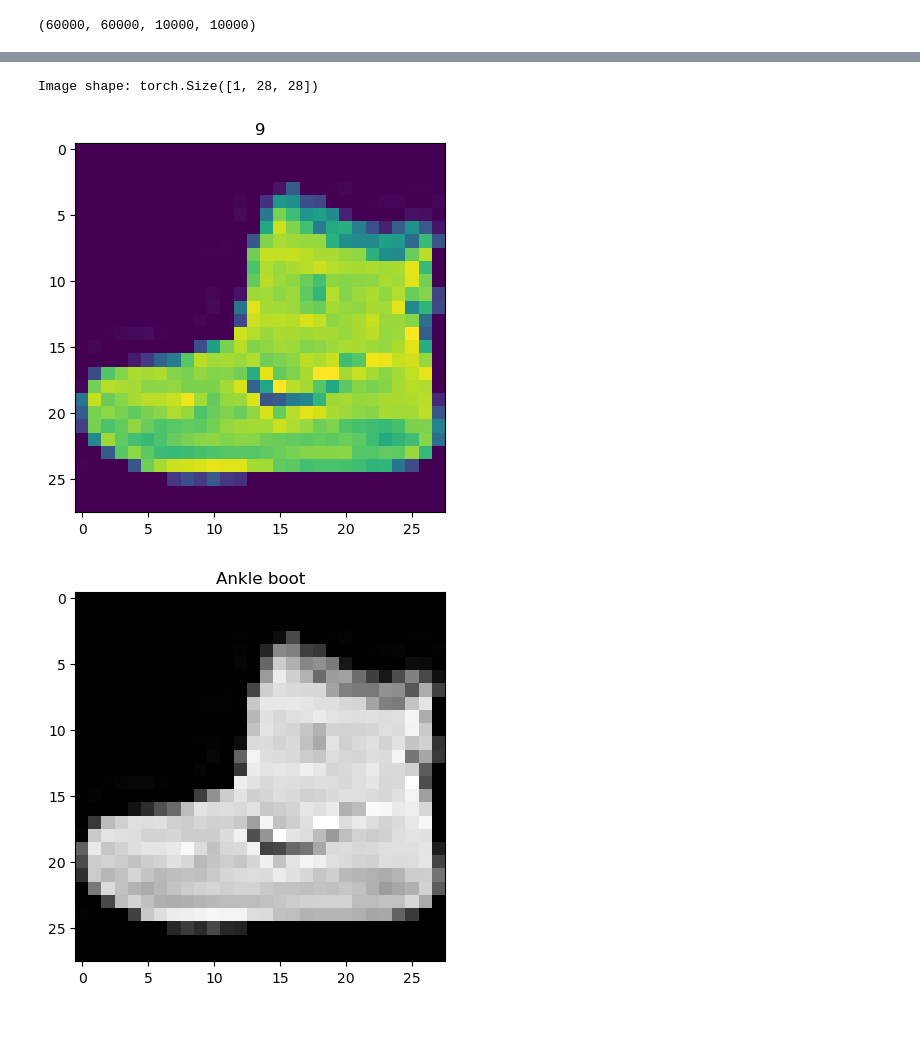
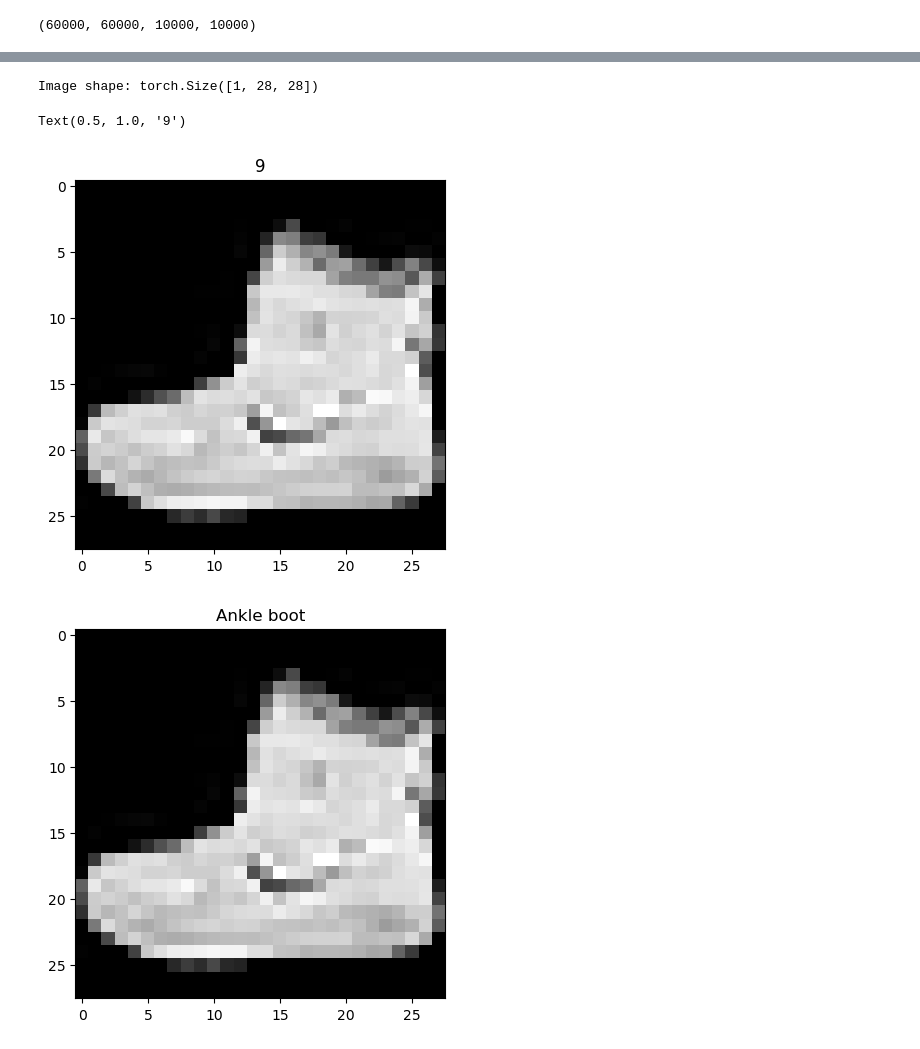
Before and after one commit to riaz/Juggernaut, a Jupyter notebook: courses/zero_to_mastery_pytorch/pytorch_computer_vision.ipynb, the cells around one changed output, grey strips where cells are left out. Drawn from its saved outputs; the diff is of its cells as text; code cells hidden in the pictures; blank space fills up the shorter version.

```diff
--- a/courses/zero_to_mastery_pytorch/pytorch_computer_vision.ipynb
+++ b/courses/zero_to_mastery_pytorch/pytorch_computer_vision.ipynb
@@ -115,12 +116,13 @@ class_names
 # %%
 import matplotlib.pyplot as plt
 image, label = train_data[0]
 print(f"Image shape: {image.shape}")
-plt.imshow(image.squeeze()) # image shape is [1, 28, 28] (colour channels, height, width)
-plt.title(label);
+plt.imshow(image.squeeze(), cmap='gray') # image shape is [1, 28, 28] (colour channels, height, width)
+plt.title(label)
 # %% [output]
 Image shape: torch.Size([1, 28, 28])
+Text(0.5, 1.0, '9')
-[figure, old version]
+[figure, new version]
 # %%
 ## Grayscale
 plt.imshow(image.squeeze(), cmap="gray")
```
Also changed, not shown: parts of 21 cells of this notebook, 1 other file.
